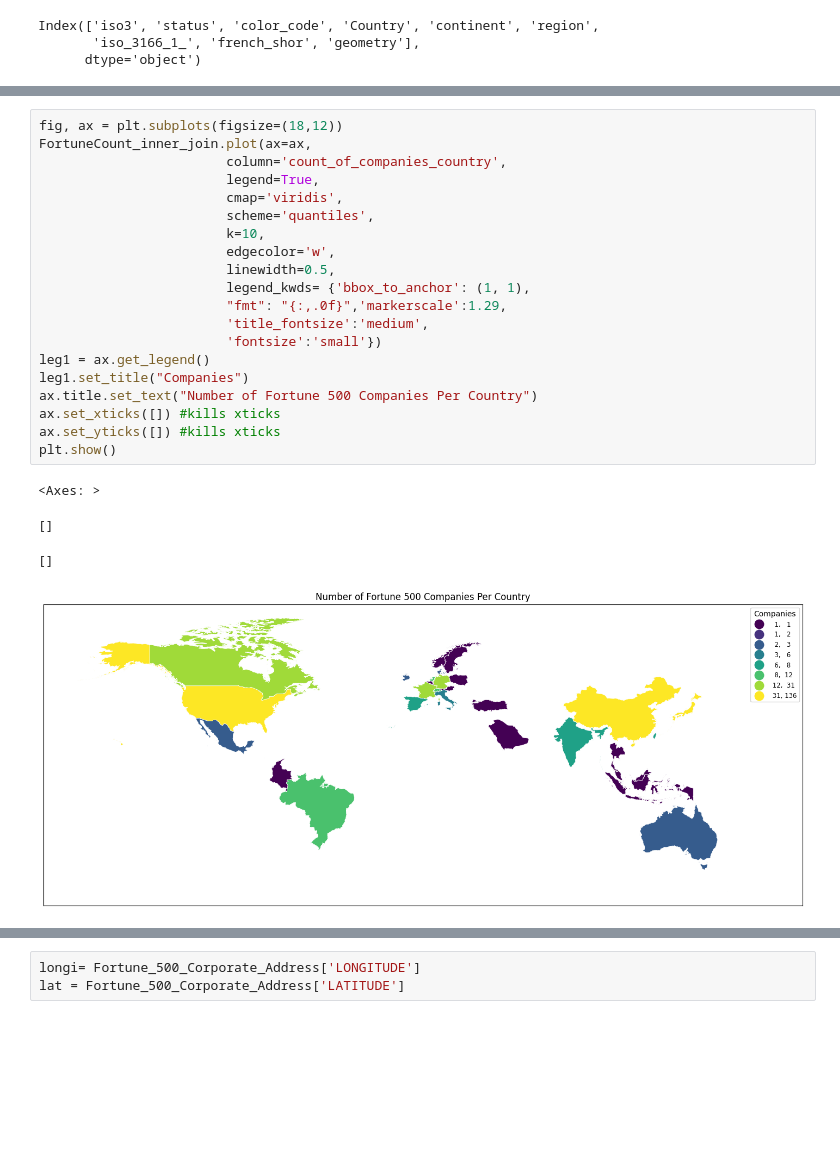
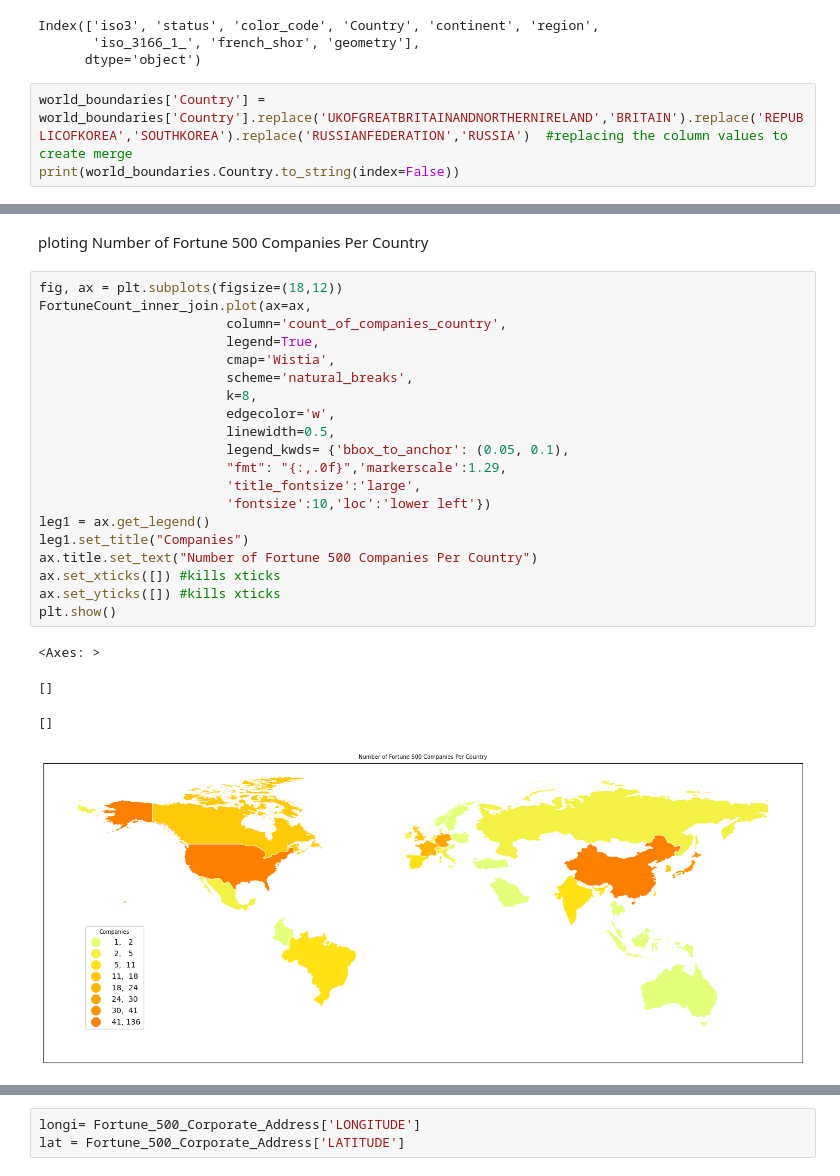
Before and after one commit to KazaGeetanjali/GIScode, a Jupyter notebook: ps1_Kaza_Geetanjali.ipynb, the cells around one changed output, grey strips where cells are left out. Drawn from its saved outputs; the diff is of its cells as text; blank space fills up the shorter version.

```diff
--- a/ps1_Kaza_Geetanjali.ipynb
+++ b/ps1_Kaza_Geetanjali.ipynb
@@ -119,3 +124,6 @@ world_boundaries.columns #printing the column names after renaming
 Index(['iso3', 'status', 'color_code', 'Country', 'continent', 'region',
        'iso_3166_1_', 'french_shor', 'geometry'],
       dtype='object')
+# %%
+world_boundaries['Country'] = world_boundaries['Country'].replace('UKOFGREATBRITAINANDNORTHERNIRELAND','BRITAIN').replace('REPUBLICOFKOREA','SOUTHKOREA').replace('RUSSIANFEDERATION','RUSSIA')  #replacing the column values to create merge
+print(world_boundaries.Country.to_string(index=False))
@@ -397,25 +503,27 @@ companies_Per_Country.plot()
+# %% [markdown]
+ploting Number of Fortune 500 Companies Per Country
 # %%
 fig, ax = plt.subplots(figsize=(18,12))
 FortuneCount_inner_join.plot(ax=ax,
                         column='count_of_companies_country',
                         legend=True,
-                        cmap='viridis',
-                        scheme='quantiles',
-                        k=10,
+                        cmap='Wistia',
+                        scheme='natural_breaks',
+                        k=8,
                         edgecolor='w',
                         linewidth=0.5,
-                        legend_kwds= {'bbox_to_anchor': (1, 1),
+                        legend_kwds= {'bbox_to_anchor': (0.05, 0.1),
                         "fmt": "{:,.0f}",'markerscale':1.29,
-                        'title_fontsize':'medium',
-                        'fontsize':'small'})
+                        'title_fontsize':'large',
+                        'fontsize':10,'loc':'lower left'})
 leg1 = ax.get_legend()
 leg1.set_title("Companies")
 ax.title.set_text("Number of Fortune 500 Companies Per Country")
 ax.set_xticks([]) #kills xticks
 ax.set_yticks([]) #kills xticks
 plt.show()
 # %% [output]
 <Axes: >
 []
 []
-[figure, old version]
+[figure, new version]
```
Also changed, not shown: parts of 64 cells of this notebook.
